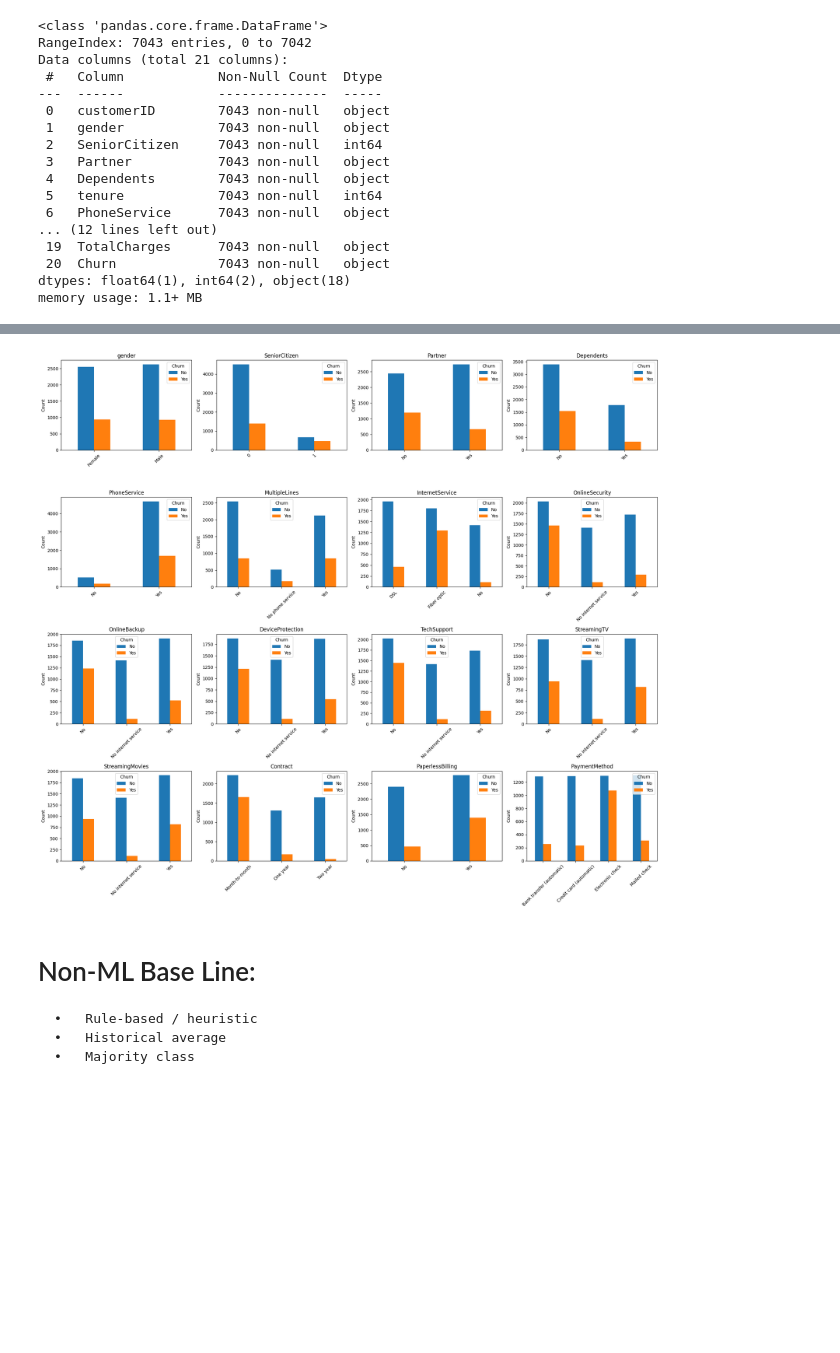
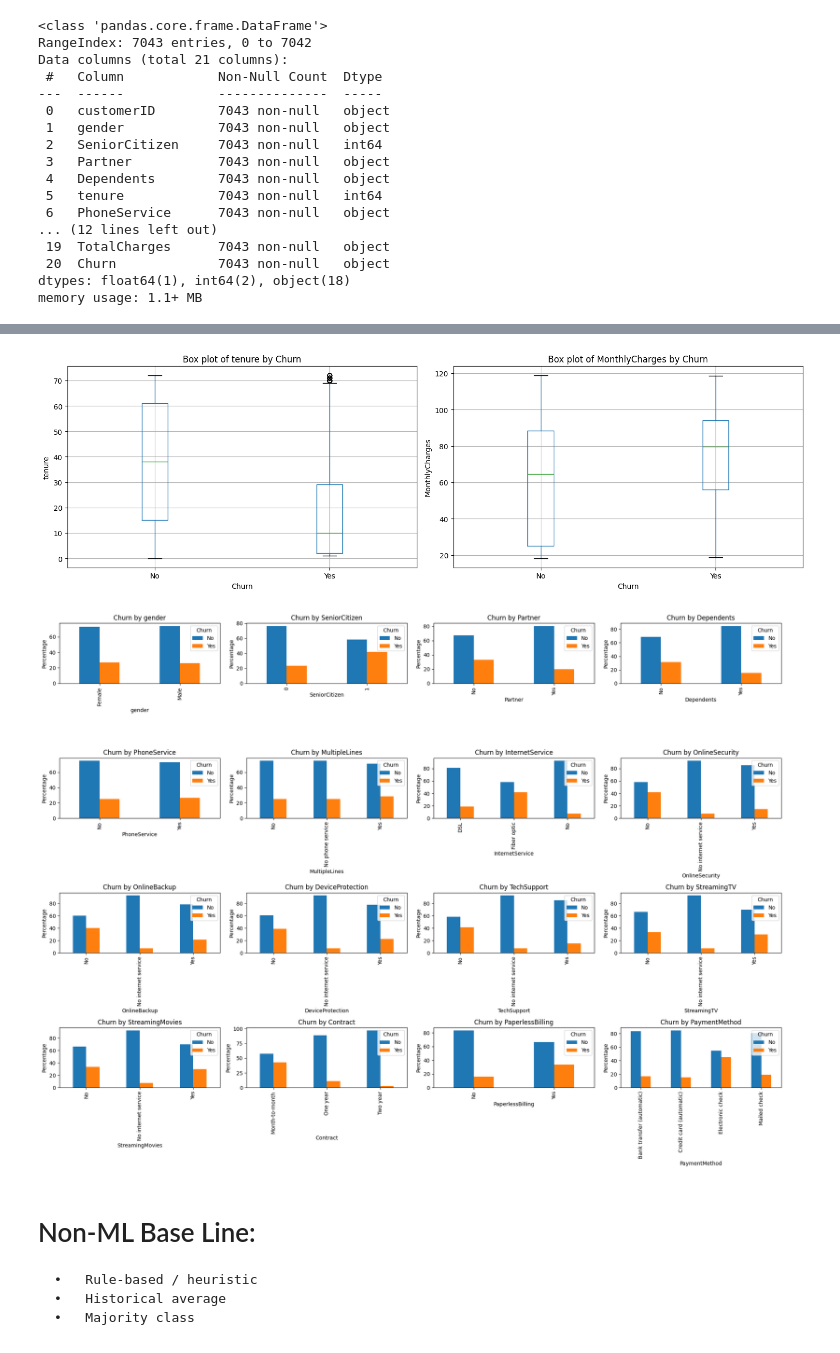
Before and after one commit to siddmkrj/telco_churn_detection, a Jupyter notebook: churn_detection.ipynb, the cells around one changed output, grey strips where cells are left out. Cells and saved outputs as stored; diff of their text form; code cells hidden in the pictures; blank space fills up the shorter version.

```diff
--- a/churn_detection.ipynb
+++ b/churn_detection.ipynb
@@ -104,34 +74,38 @@ Text(0.5, 0.98, '')
-# %%
-cat_cols = [
-    "gender", "SeniorCitizen", "Partner", "Dependents",
-    "PhoneService", "MultipleLines", "InternetService",
-    "OnlineSecurity", "OnlineBackup", "DeviceProtection",
-    "TechSupport", "StreamingTV", "StreamingMovies",
-    "Contract", "PaperlessBilling", "PaymentMethod"
-]
-
-fig, axes = plt.subplots(
-    nrows=4, ncols=4, figsize=(20, 18)
-)
-
-axes = axes.flatten()
-
-for i, col in enumerate(cat_cols):
-    ct = pd.crosstab(df[col], df["Churn"])
-    ct.plot(kind="bar", ax=axes[i])
-    axes[i].set_title(col)
-    axes[i].set_xlabel("")
-    axes[i].set_ylabel("Count")
-    axes[i].tick_params(axis="x", rotation=45)
-
-# Remove empty subplots
-for j in range(i + 1, len(axes)):
-    fig.delaxes(axes[j])
-
-plt.tight_layout()
-plt.show()
-# %% [output]
-[figure, removed]
+# %%
+# box plot numeric columns value vs Churn
+numeric_columns = ['tenure', 'MonthlyCharges']
+
+fig, axes = plt.subplots(nrows=1, ncols=2, figsize=(15, 5))
+
+for i, col in enumerate(numeric_columns):
+    df.boxplot(column=col, by='Churn', ax=axes[i])
+    axes[i].set_title(f'Box plot of {col} by Churn')
+    axes[i].set_xlabel('Churn')
+    axes[i].set_ylabel(col)
+plt.suptitle('')
+plt.tight_layout()
+plt.show()
+# %% [output]
+[figure, added]
+# %%
+# box plot categorical data vs Churn
+categorical_columns = ['gender', 'SeniorCitizen', 'Partner', 'Dependents', 'PhoneService', 'MultipleLines', 'InternetService', 'OnlineSecurity',
+                       'OnlineBackup', 'DeviceProtection', 'TechSupport', 'StreamingTV', 'StreamingMovies', 'Contract', 'PaperlessBilling', 'PaymentMethod']
+
+
+fig, axes = plt.subplots(4, 4, figsize=(20, 15))
+
+for i, col in enumerate(categorical_columns):
+    ct = pd.crosstab(df[col], df['Churn'], normalize='index') * 100
+    ax = axes[i // 4, i % 4]
+    ct.plot(kind='bar', ax=ax)
+    ax.set_title(f'Churn by {col}')
+    ax.set_ylabel('Percentage')
+    ax.legend(title='Churn', loc='upper right')
+plt.tight_layout()
+plt.show()
+# %% [output]
+[figure, added]
 # %% [markdown]
 # Non-ML Base Line:
 
```
Also changed, not shown: parts of 8 cells of this notebook.
